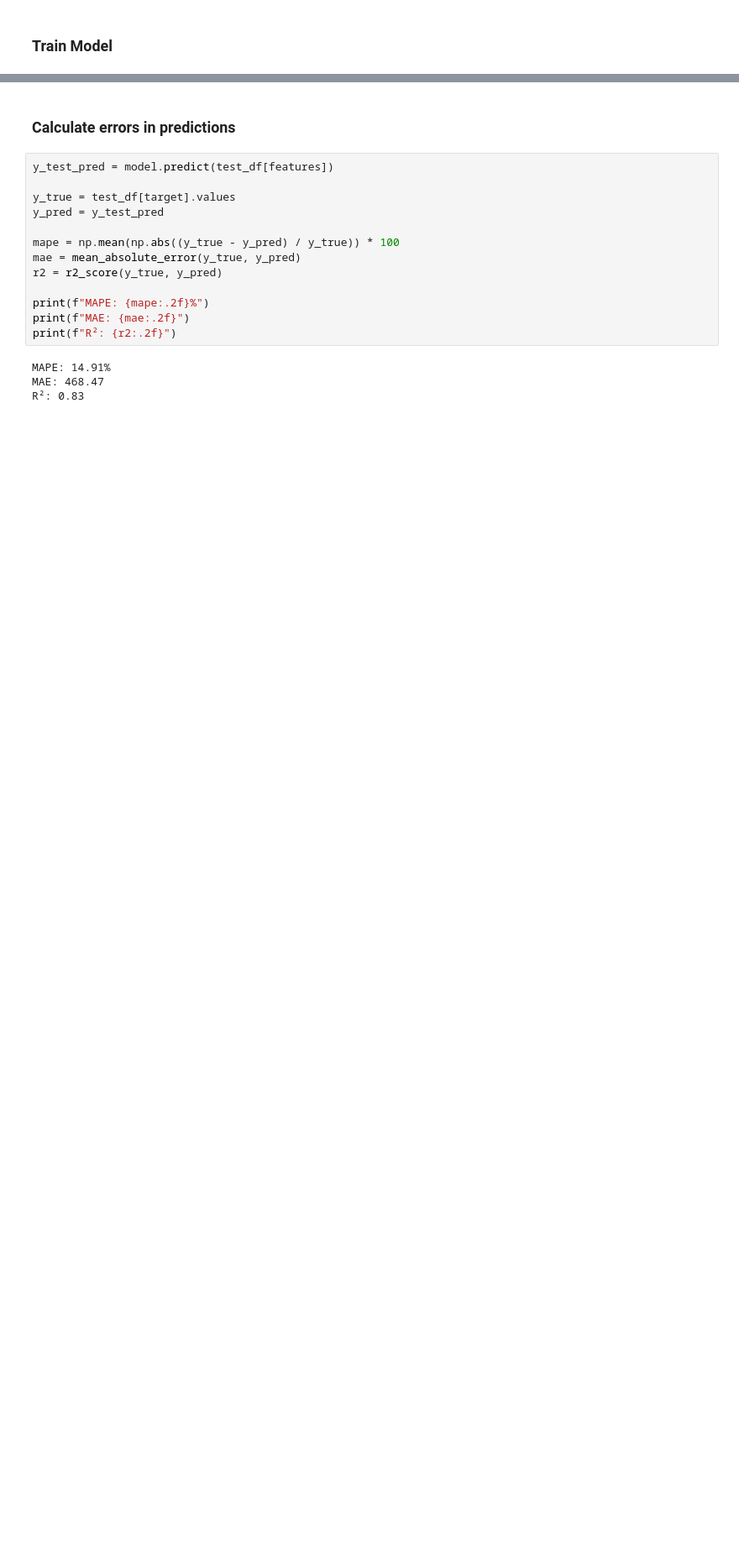
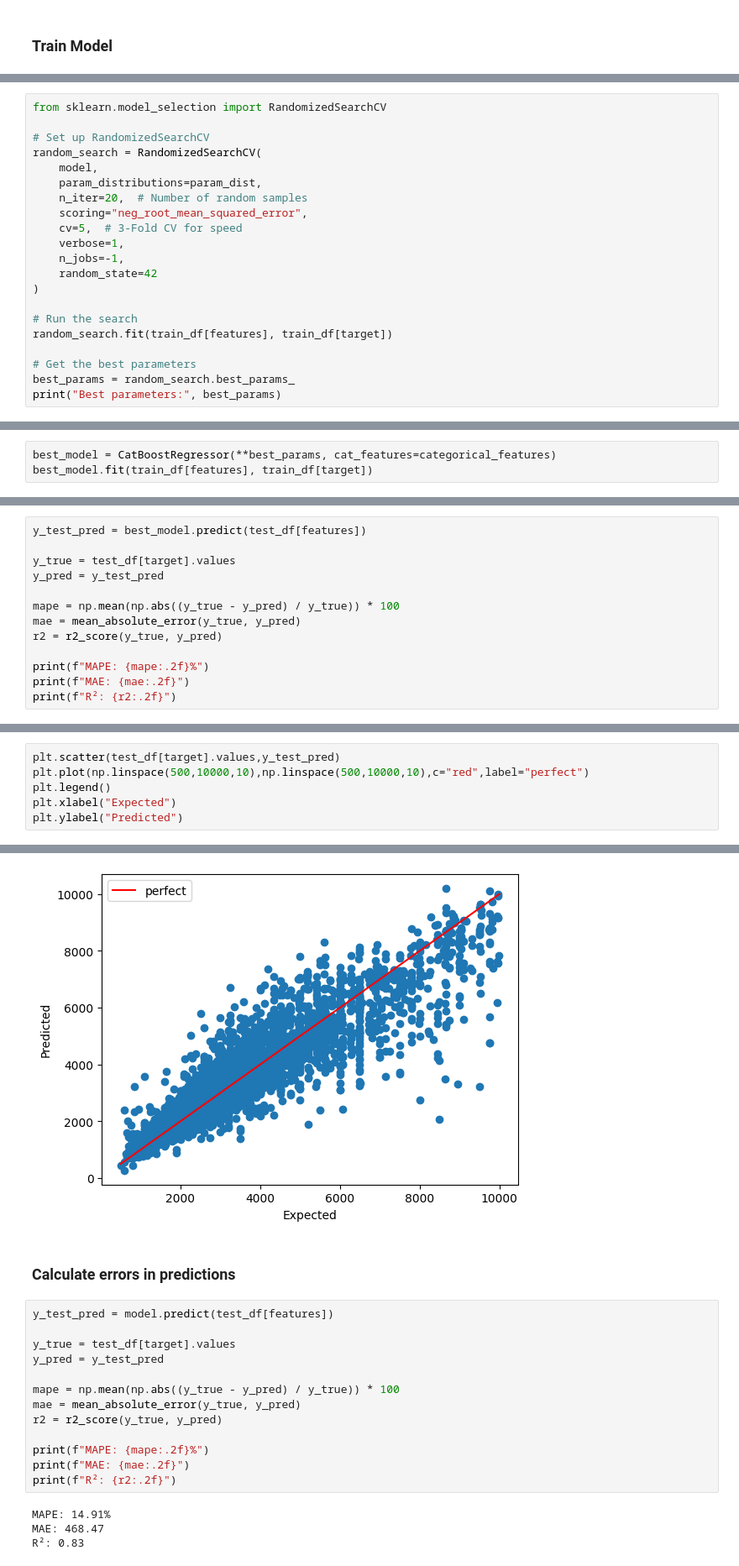
Before and after one commit to SergAnuf/London_Rent, a Jupyter notebook: notebooks/modelling.ipynb, the cells around one changed output, grey strips where cells are left out. Shown at 84% size. Cells and saved outputs as stored; diff of their text form; blank space fills up the shorter version.

```diff
--- a/notebooks/modelling.ipynb
+++ b/notebooks/modelling.ipynb
@@ -69,0 +93,21 @@ Learning rate set to 0.067097
+# %%
+from sklearn.model_selection import RandomizedSearchCV
+
+# Set up RandomizedSearchCV
+random_search = RandomizedSearchCV(
+    model,
+    param_distributions=param_dist,
+    n_iter=20,  # Number of random samples
+    scoring="neg_root_mean_squared_error",
+    cv=5,  # 3-Fold CV for speed
+    verbose=1,
+    n_jobs=-1,
+    random_state=42
+)
+
+# Run the search
+random_search.fit(train_df[features], train_df[target])
+
+# Get the best parameters
+best_params = random_search.best_params_
+print("Best parameters:", best_params)
@@ -69,0 +117,3 @@ Learning rate set to 0.067097
+# %%
+best_model = CatBoostRegressor(**best_params, cat_features=categorical_features)
+best_model.fit(train_df[features], train_df[target])
@@ -69,0 +139,13 @@ Learning rate set to 0.067097
+# %%
+y_test_pred = best_model.predict(test_df[features])
+
+y_true = test_df[target].values
+y_pred = y_test_pred
+
+mape = np.mean(np.abs((y_true - y_pred) / y_true)) * 100
+mae = mean_absolute_error(y_true, y_pred)
+r2 = r2_score(y_true, y_pred)
+
+print(f"MAPE: {mape:.2f}%")
+print(f"MAE: {mae:.2f}")
+print(f"R²: {r2:.2f}")
@@ -69,0 +156,7 @@ Learning rate set to 0.067097
+# %%
+plt.scatter(test_df[target].values,y_test_pred)
+plt.plot(np.linspace(500,10000,10),np.linspace(500,10000,10),c="red",label="perfect")
+plt.legend()
+plt.xlabel("Expected")
+plt.ylabel("Predicted")
+# %% [output]
@@ -70,3 +164,4 @@ Learning rate set to 0.067097
+[figure, added]
 # %% [markdown]
 ### Calculate errors in predictions
 # %%
```
Also changed, not shown: parts of 11 cells of this notebook, 27 other files.
